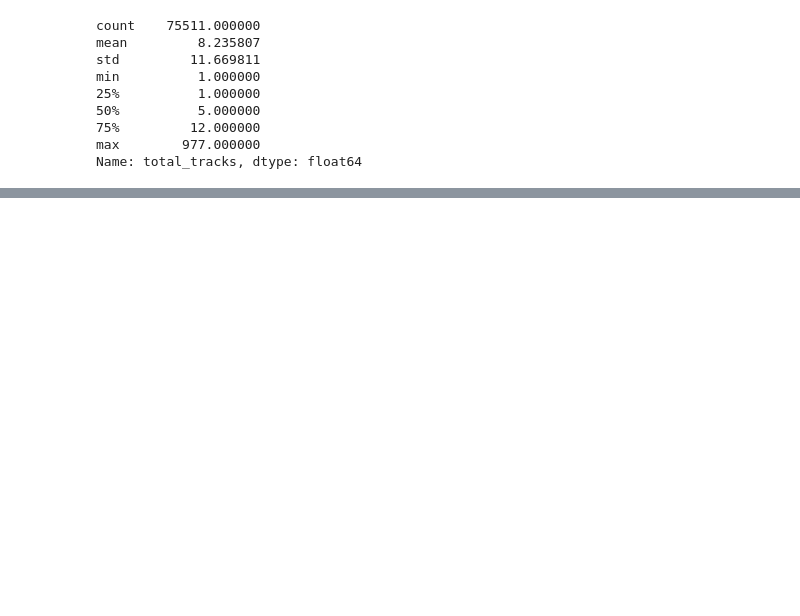
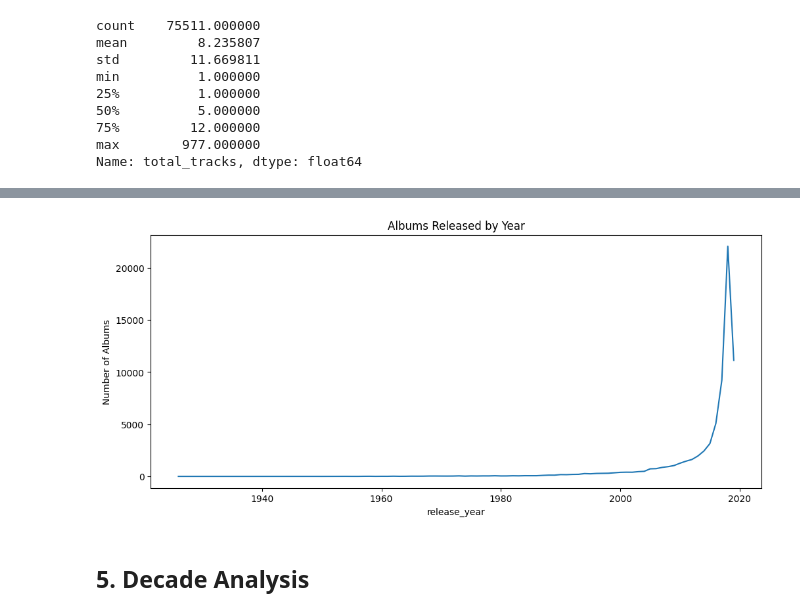
Before and after one commit to ds25m032-Denis-Hoxha/spotify_project, a Jupyter notebook: notebooks/04_albums_eda.ipynb, the cells around one changed output, grey strips where cells are left out. Drawn from its saved outputs; the diff is of its cells as text; code cells hidden in the pictures; blank space fills up the shorter version.

```diff
--- a/notebooks/04_albums_eda.ipynb
+++ b/notebooks/04_albums_eda.ipynb
@@ -204,3 +177,16 @@ min       1886.000000
 75%       2018.000000
 max       2019.000000
 Name: release_year, dtype: float64
+# %%
+albums["release_year"].value_counts().sort_index().plot(
+    figsize=(12,5)
+)
+
+plt.title("Albums Released by Year")
+plt.ylabel("Number of Albums")
+
+plt.show()
+# %% [output]
+[figure, added]
+# %% [markdown]
+## 5. Decade Analysis
```
Also changed, not shown: parts of 55 cells of this notebook, 1 other file.
